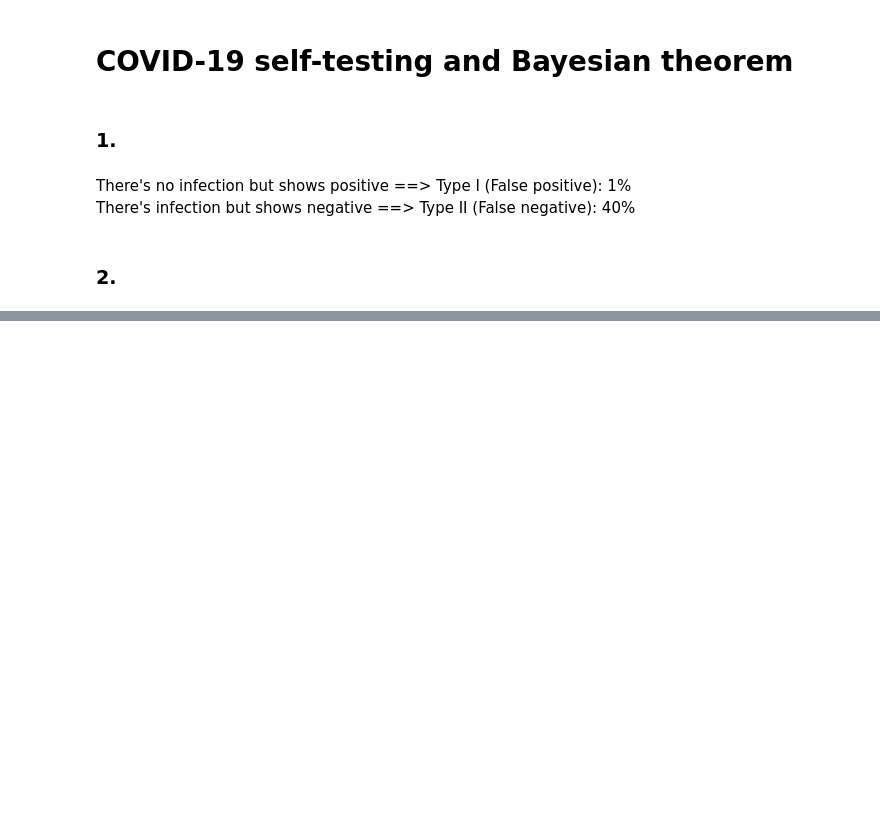
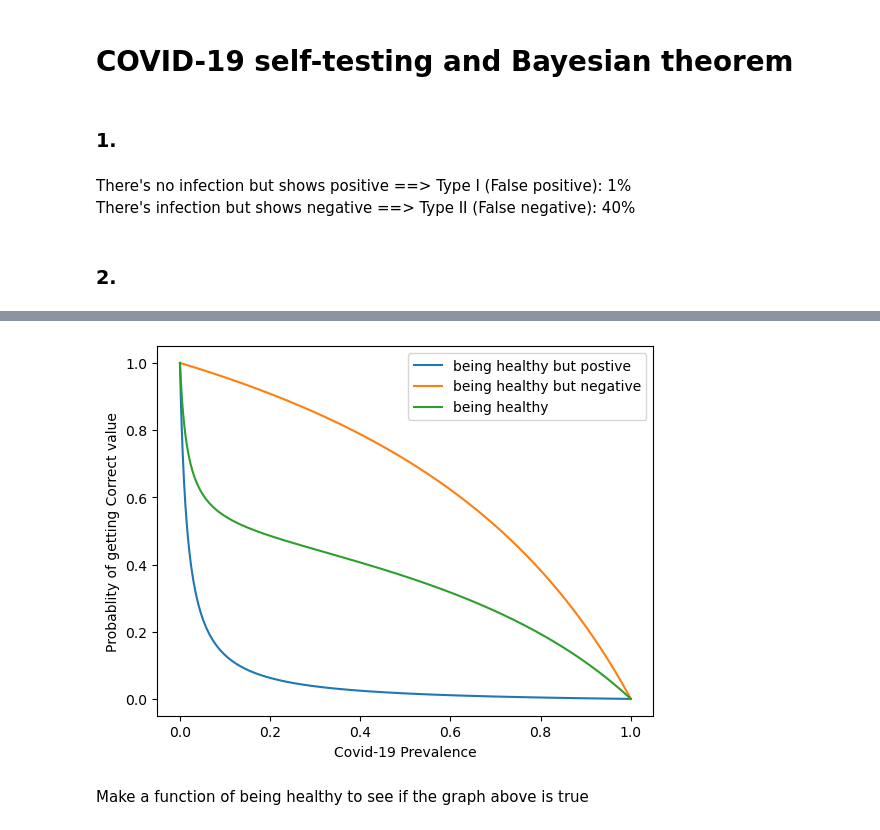
Before and after one commit to aotownsend/StatMethods2022, a Jupyter notebook: submissions/week8/Exercise_PeiHsuan/Exercise 8-2.ipynb, the cells around one changed output, grey strips where cells are left out. Saved outputs shown, nothing was run; the diff lists cells and outputs as text; code cells hidden in the pictures; blank space fills up the shorter version.

```diff
--- a/submissions/week8/Exercise_PeiHsuan/Exercise 8-2.ipynb
+++ b/submissions/week8/Exercise_PeiHsuan/Exercise 8-2.ipynb
@@ -48,0 +25,47 @@ plt.show()
+# %%
+h_pos = 0.01
+h_neg = 0.99
+s_pos = 0.6
+s_neg = 0.4
+
+# make a bayesian probability function of being healthy but postive
+def pos_h(sick):
+    result = (h_pos*(1-sick))/(sick*s_pos+(1-sick)*h_pos)
+    return result
+
+# make a bayesian probability function of being healthy and negative
+def neg_h(sick):
+    result = (h_neg*(1-sick))/(sick*s_neg+(1-sick)*h_neg)
+    return result
+
+# make a bayesian probability function of being sick and positive
+def pos_s(sick):
+    result = (s_pos*sick)/(sick*s_pos+(1-sick)*h_pos)
+    return result
+# %%
+x = np.linspace(1e-6, 1, 1000)
+# %%
+pos_healthy_list = []
+neg_healthy_list = []
+
+for xi in list(x):
+    pos_healthy = pos_h(xi)
+    pos_healthy_list.append(pos_healthy)
+    neg_healthy = neg_h(xi)
+    neg_healthy_list.append(neg_healthy)
+# %%
+pos_h_array = np.array(pos_healthy_list)
+neg_h_array = np.array(neg_healthy_list)
+# %%
+plt.plot(x, pos_h_array, label = "being healthy but postive")
+plt.plot(x, neg_h_array, label = "being healthy but negative")
+plt.plot(x, (pos_h_array+neg_h_array)/2, label = "being healthy")
+
+plt.xlabel("Covid-19 Prevalence")
+plt.ylabel("Probablity of getting Correct value")
+plt.legend()
+plt.show()
+# %% [output]
+[figure, added]
+# %% [markdown]
+Make a function of being healthy to see if the graph above is true
```
Also changed, not shown: parts of 11 cells of this notebook.
